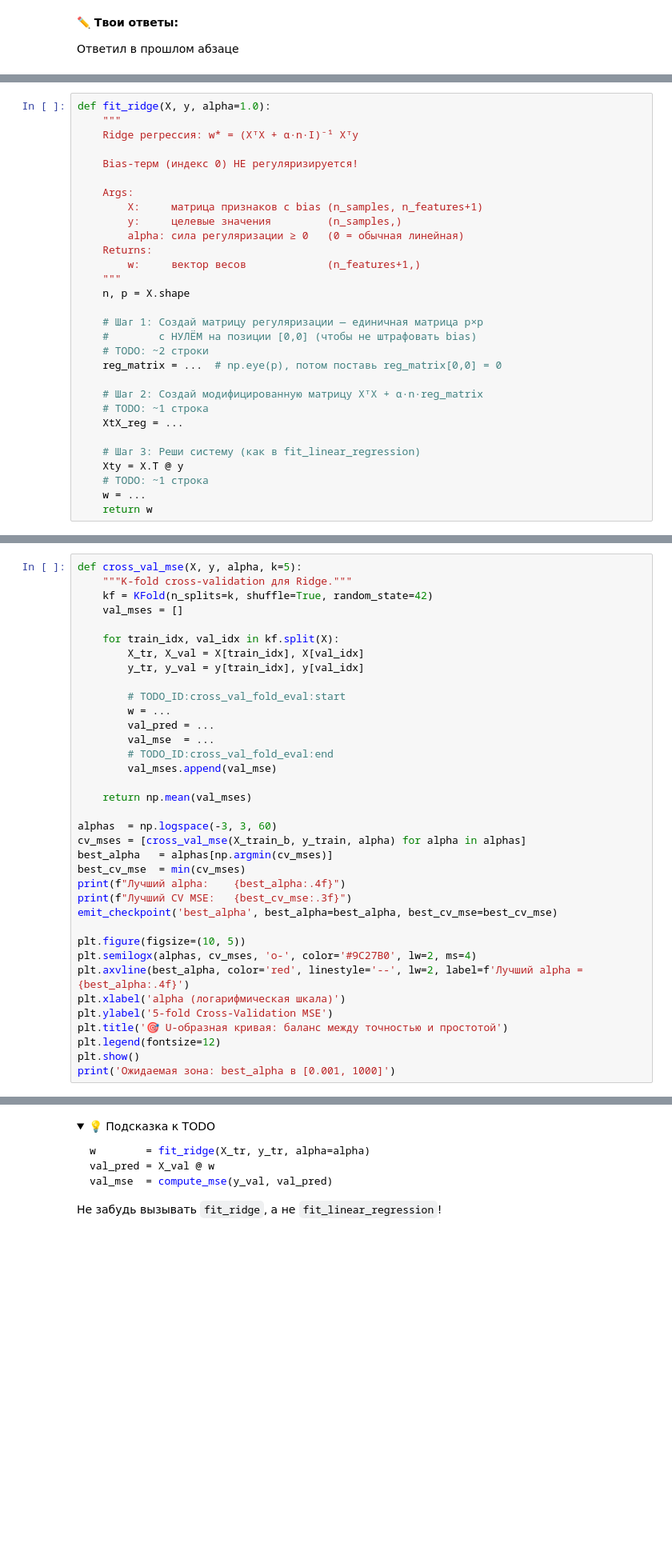
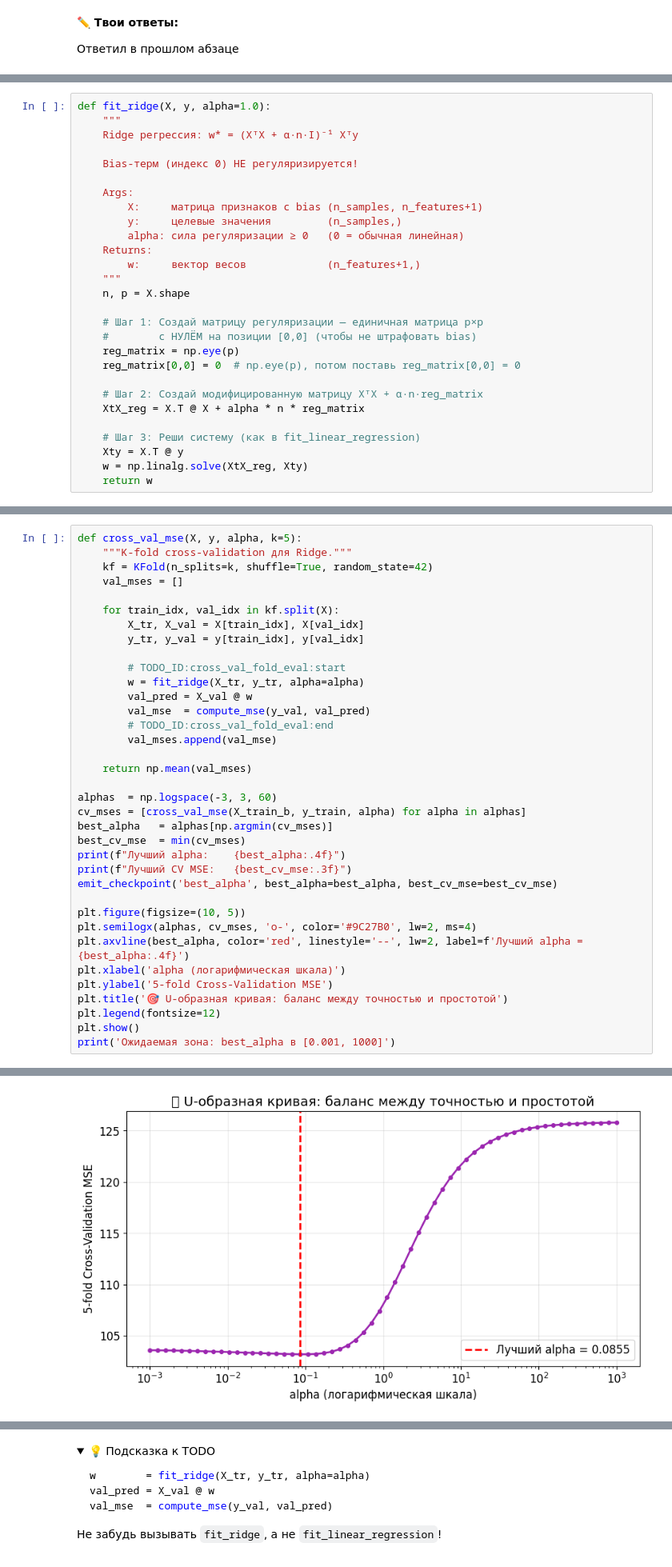
Before and after one commit to Reynem/Machine-Learning, a Jupyter notebook: ai_5_02_multiple_regression_regularization_student(1).ipynb, the cells around one changed output, grey strips where cells are left out. Shown at 80% size. Cells and saved outputs as stored; diff of their text form; folded sections open; blank space fills up the shorter version.

```diff
--- a/ai_5_02_multiple_regression_regularization_student(1).ipynb
+++ b/ai_5_02_multiple_regression_regularization_student(1).ipynb
@@ -764,17 +764,15 @@ def fit_ridge(X, y, alpha=1.0):
 
     # Шаг 1: Создай матрицу регуляризации — единичная матрица p×p
     #        с НУЛЁМ на позиции [0,0] (чтобы не штрафовать bias)
-    # TODO: ~2 строки
-    reg_matrix = ...  # np.eye(p), потом поставь reg_matrix[0,0] = 0
+    reg_matrix = np.eye(p)
+    reg_matrix[0,0] = 0  # np.eye(p), потом поставь reg_matrix[0,0] = 0
 
     # Шаг 2: Создай модифицированную матрицу XᵀX + α·n·reg_matrix
-    # TODO: ~1 строка
-    XtX_reg = ...
+    XtX_reg = X.T @ X + alpha * n * reg_matrix
 
     # Шаг 3: Реши систему (как в fit_linear_regression)
     Xty = X.T @ y
-    # TODO: ~1 строка
-    w = ...
+    w = np.linalg.solve(XtX_reg, Xty)
     return w
 # %% [markdown]
 <details>
@@ -877,9 +890,9 @@ def cross_val_mse(X, y, alpha, k=5):
         y_tr, y_val = y[train_idx], y[val_idx]
 
         # TODO_ID:cross_val_fold_eval:start
-        w = ...
-        val_pred = ...
-        val_mse  = ...
+        w = fit_ridge(X_tr, y_tr, alpha=alpha)
+        val_pred = X_val @ w
+        val_mse  = compute_mse(y_val, val_pred)
         # TODO_ID:cross_val_fold_eval:end
         val_mses.append(val_mse)
 
@@ -902,3 +915,4 @@ plt.title('🎯 U-образная кривая: баланс между точ
 plt.legend(fontsize=12)
 plt.show()
 print('Ожидаемая зона: best_alpha в [0.001, 1000]')
+# %% [output]
@@ -904,0 +922 @@ print('Ожидаемая зона: best_alpha в [0.001, 1000]')
+[figure, added]
```
Also changed, not shown: parts of 9 cells of this notebook.
